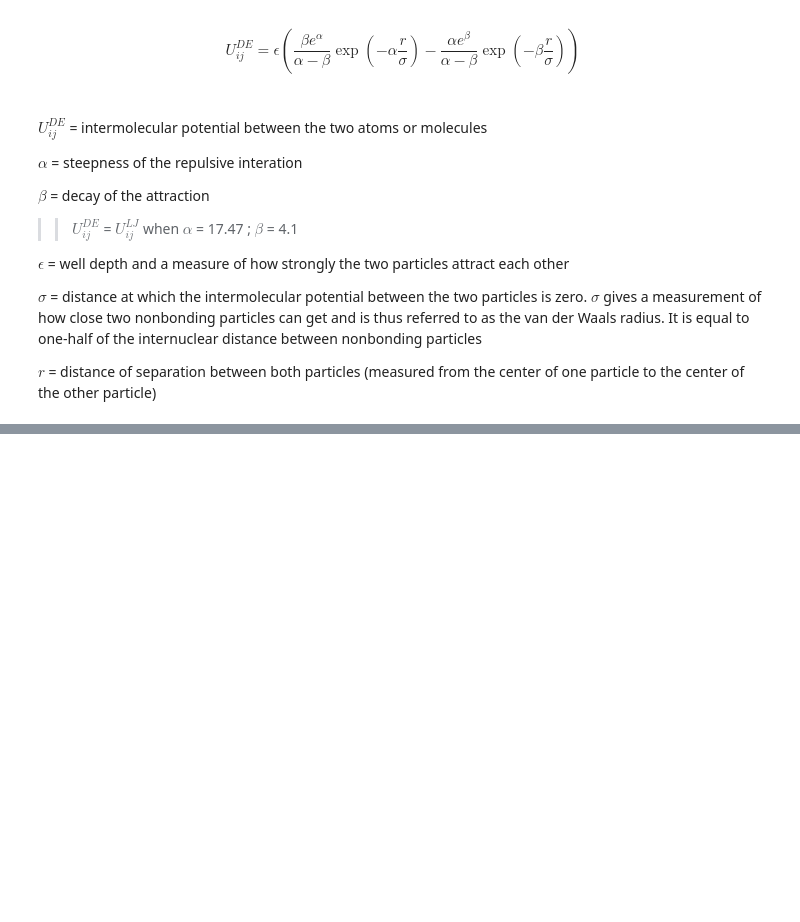
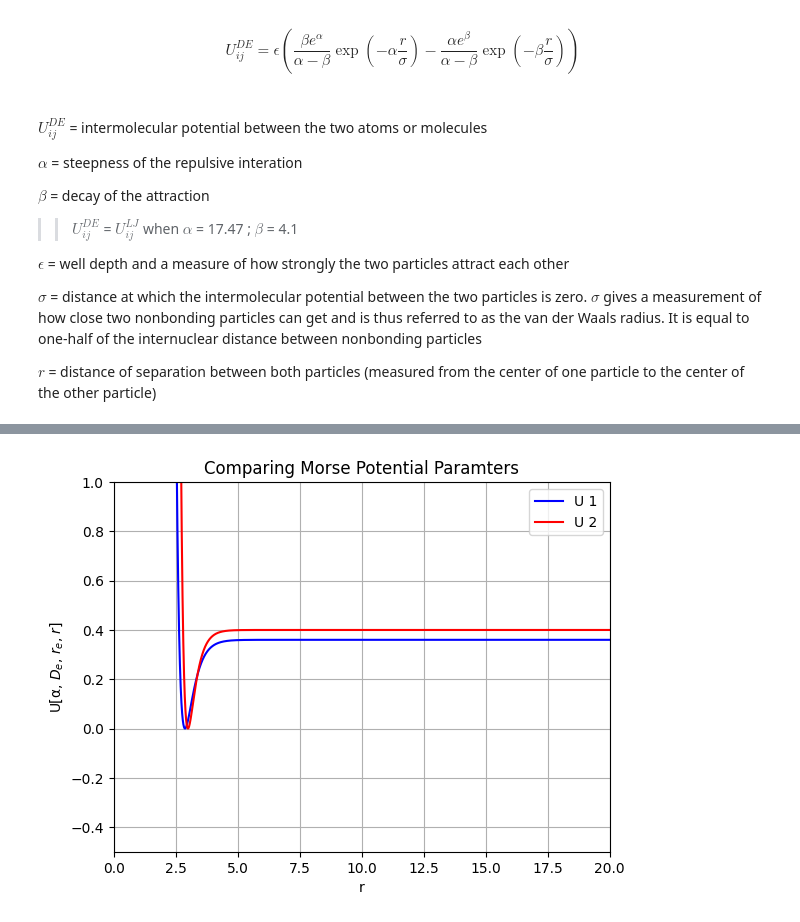
Before and after one commit to ArmanMoussavi1/Atomic_Potential_Functions, a Jupyter notebook: Potential_Function_Library.ipynb, the cells around one changed output, grey strips where cells are left out. Cells and saved outputs as stored; diff of their text form; code cells hidden in the pictures; blank space fills up the shorter version.

```diff
--- a/Potential_Function_Library.ipynb
+++ b/Potential_Function_Library.ipynb
@@ -329,0 +459,70 @@ Equilibrium Distance: 2.88
+# %%
+#@title 3.2 Comparing Morse Potential Paramters
+
+
+#---------- Input ----------#
+
+poten_func = 'Morse'
+
+D_e1 = 0.36
+alpha1 = 3
+r_e1 = 2.88
+
+
+D_e2 = 0.4
+alpha2 = 3.5
+r_e2 = 3
+
+
+r = np.linspace(1*10**-10, 20, 10000)
+
+#---------------------------#
+
+
+def U_M(alpha, D_e, r, r_e):
+    return D_e * (1 - np.exp(-alpha * (r - r_e)))**2
+
+
+
+
+
+print('\n')
+print('------------------------------')
+print('\n')
+print('U:', 1)
+print('\n')
+print('Well depth:', D_e1)
+print('\n')
+print('inverse length parameter:', alpha1)
+print('\n')
+print('Equilibrium bond distance:', r_e1)
+print('\n')
+print('\n')
+print('U:', 2)
+print('\n')
+print('Well depth:', D_e2)
+print('\n')
+print('inverse length parameter:', alpha2)
+print('\n')
+print('Equilibrium bond distance:', r_e2)
+print('\n')
+print('------------------------------')
+print('\n')
+
+
+
+potential1 = U_M(alpha1, D_e1, r, r_e1)
+potential2 = U_M(alpha2, D_e2, r, r_e2)
+
+
+plt.plot(r, potential1, 'b', label='U 1')
+plt.plot(r, potential2, 'r', label='U 2')
+plt.xlabel('r')
+plt.ylabel('U[\u03B1, $D_e$, $r_e$, $r$]')
+plt.title(f'Comparing {poten_func} Potential Paramters')
+plt.xlim(0, 20)
+plt.ylim(-0.5, 1)
+plt.legend(loc='best')
+plt.grid(True)
+plt.show()
+# %% [output]
@@ -329,0 +546 @@ Equilibrium Distance: 2.88
+[figure, added]
```
Also changed, not shown: parts of 8 cells of this notebook.
